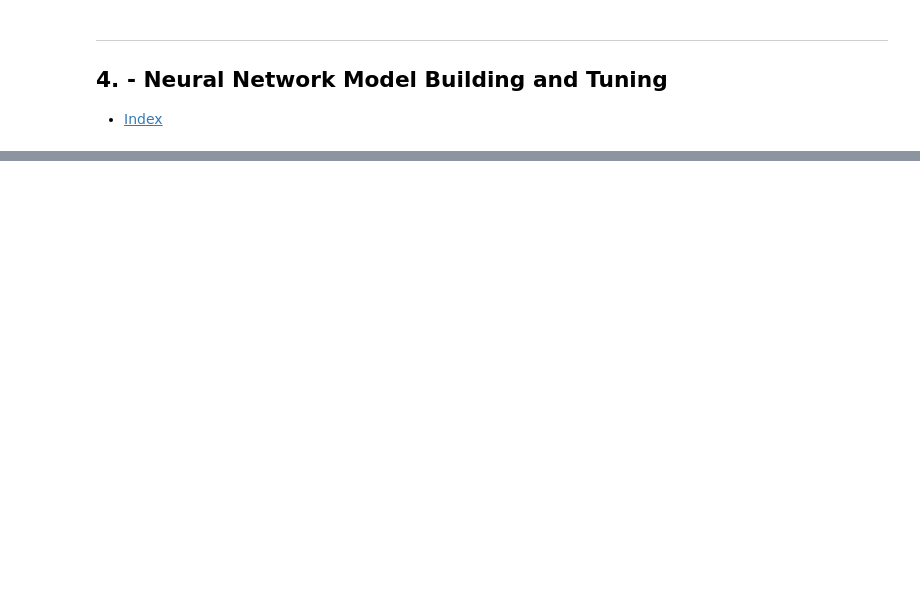
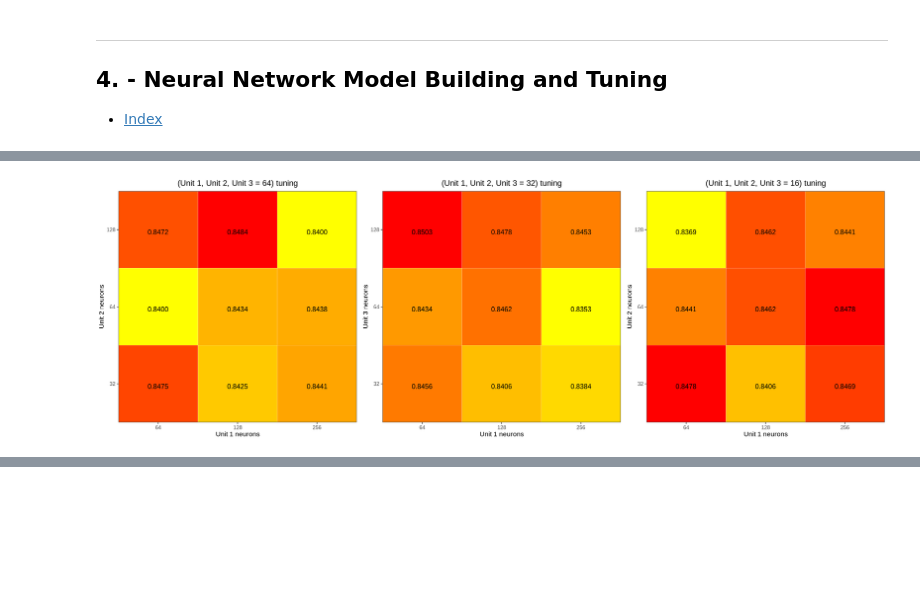
Before and after one commit to mastrovalentz/Adv_Stat_Final_Project, a Jupyter notebook: presentation/presentation.ipynb, the cells around one changed output, grey strips where cells are left out. Saved outputs shown, nothing was run; the diff lists cells and outputs as text; code cells hidden in the pictures; blank space fills up the shorter version.

```diff
--- a/presentation/presentation.ipynb
+++ b/presentation/presentation.ipynb
@@ -371,0 +381,6 @@ plot_cutted_dataset(12, 6, 200)
+# %%
+source("../code/plot_grid_accuracies.R")
+file.txt <- c("../Tuner_Results/Units/Units_Unit3_64.txt", "../Tuner_Results/Units/Units_Unit3_32.txt", "../Tuner_Results/Units/Units_Unit3_16.txt")
+plot_unit1_unit2_grid(file.txt, 18, 6, 150)
+# %% [output]
+[figure, added]
```
Also changed, not shown: parts of 5 cells of this notebook, 1 other file.
